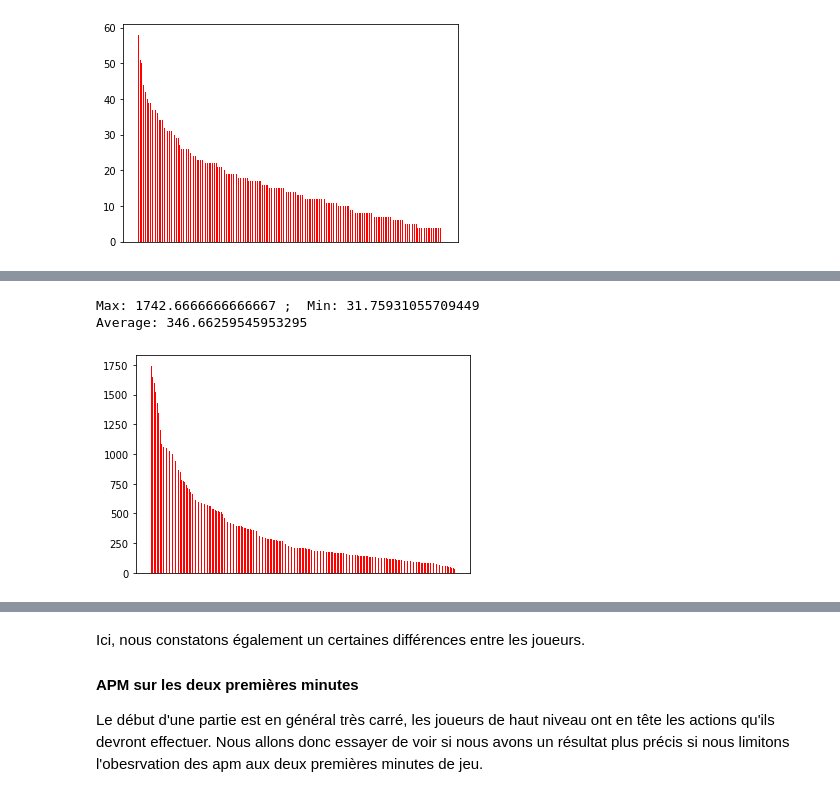
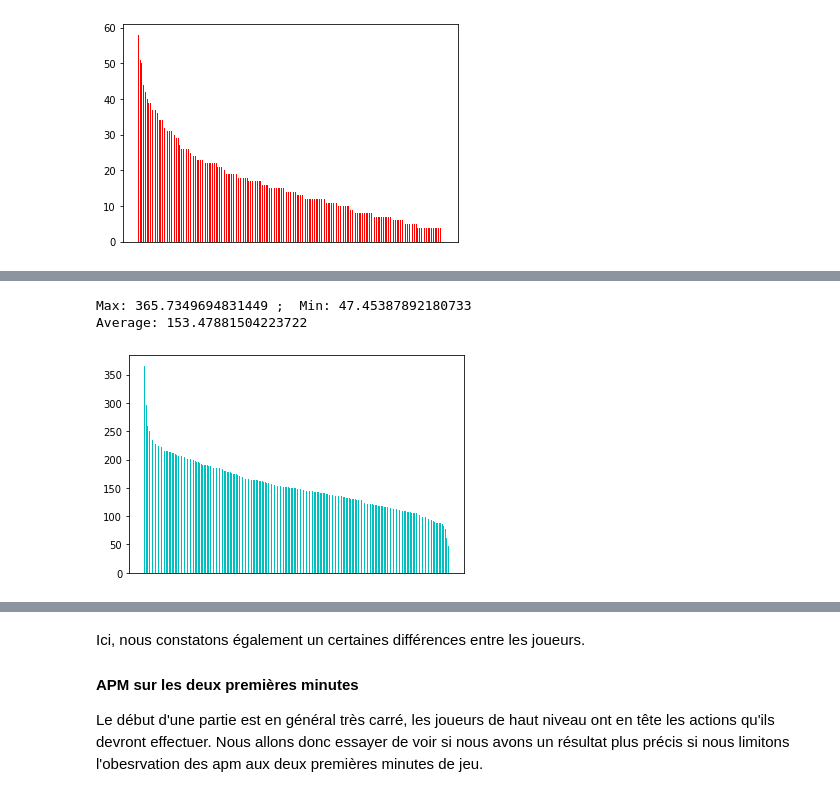
Before and after one commit to Dante-DaCapo/Starcraft_Python_Blinders, a Jupyter notebook: notebook.ipynb, the cells around one changed output, grey strips where cells are left out. Saved outputs shown, nothing was run; the diff lists cells and outputs as text; code cells hidden in the pictures.

```diff
--- a/notebook.ipynb
+++ b/notebook.ipynb
@@ -118,45 +225,52 @@ Nous pouvons allons maintenant mesurer le temps moyen des parties d'un joueurs.
 # %%
-time_game_per_player = {}
+apm_per_player_per_game = {}
 count_games_per_player = {}
 for index_play, play in enumerate(data):
     id_player = play[0]
     duration = 0
+    nb_actions = 0
+    if len(play) < 3:
+        continue
+
     if id_player not in count_games_per_player:
         count_games_per_player[id_player] = 0
-        time_game_per_player[id_player] = 0
+        apm_per_player_per_game[id_player] = 0
     else:
         count_games_per_player[id_player] += 1
 
     for index, elem in enumerate(play):
         if index < 2:
             continue
 
         if 't' in elem and "hotkey" not in elem:
             duration = int(elem.split('t')[1])
+            continue
 
-    time_game_per_player[id_player] += duration
+        nb_actions += 1
+
+    apm_per_player_per_game[id_player] += nb_actions / (duration/60) if duration != 0 else 0
 
 for player in count_games_per_player:
-    count_actions_per_player[player] = count_actions_per_player[player] / count_games_per_player[player]
+    apm_per_player_per_game[player] = apm_per_player_per_game[player] / count_games_per_player[player]
 
 sorted_list = sorted(
-    count_actions_per_player.items(),
+    apm_per_player_per_game.items(),
     key=lambda item: item[1],
     reverse=True
 )
 sorted_x = []
 sorted_y = []
 for elem in sorted_list:
     sorted_x.append(elem[0])
     sorted_y.append(elem[1])
 
 print(f"Max: {sorted_y[0]} ;  Min: {sorted_y[-1]}")
 print(f"Average: {sum(sorted_y)/len(sorted_y)}")
 
-plt.bar(sorted_x, sorted_y, width=0.5, color='r', align='edge')
+plt.bar(sorted_x, sorted_y, width=0.5, color='c', align='edge')
 plt.xticks([])
 plt.show()
 # %% [output]
-Max: 1742.6666666666667 ;  Min: 31.75931055709449
-Average: 346.66259545953295
+Max: 365.7349694831449 ;  Min: 47.45387892180733
+Average: 153.47881504223722
-[figure, old version]
+[figure, new version]
```
Also changed, not shown: parts of 16 cells of this notebook.
